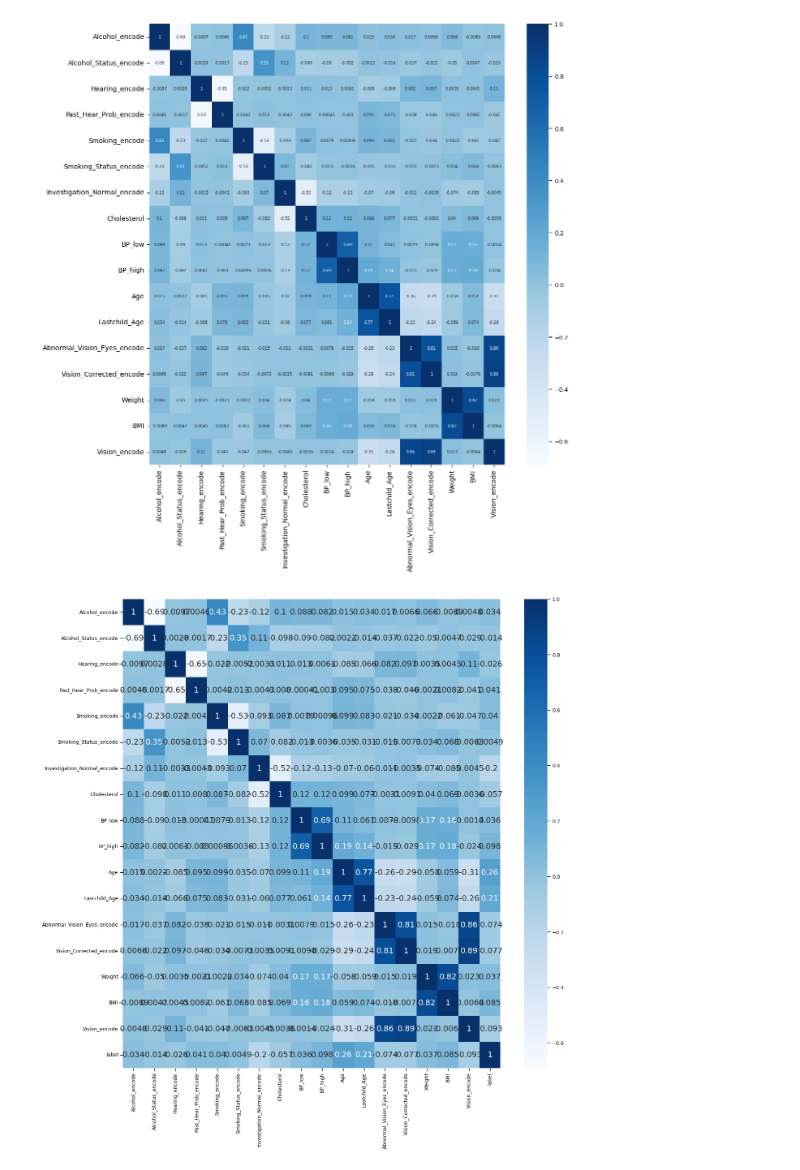
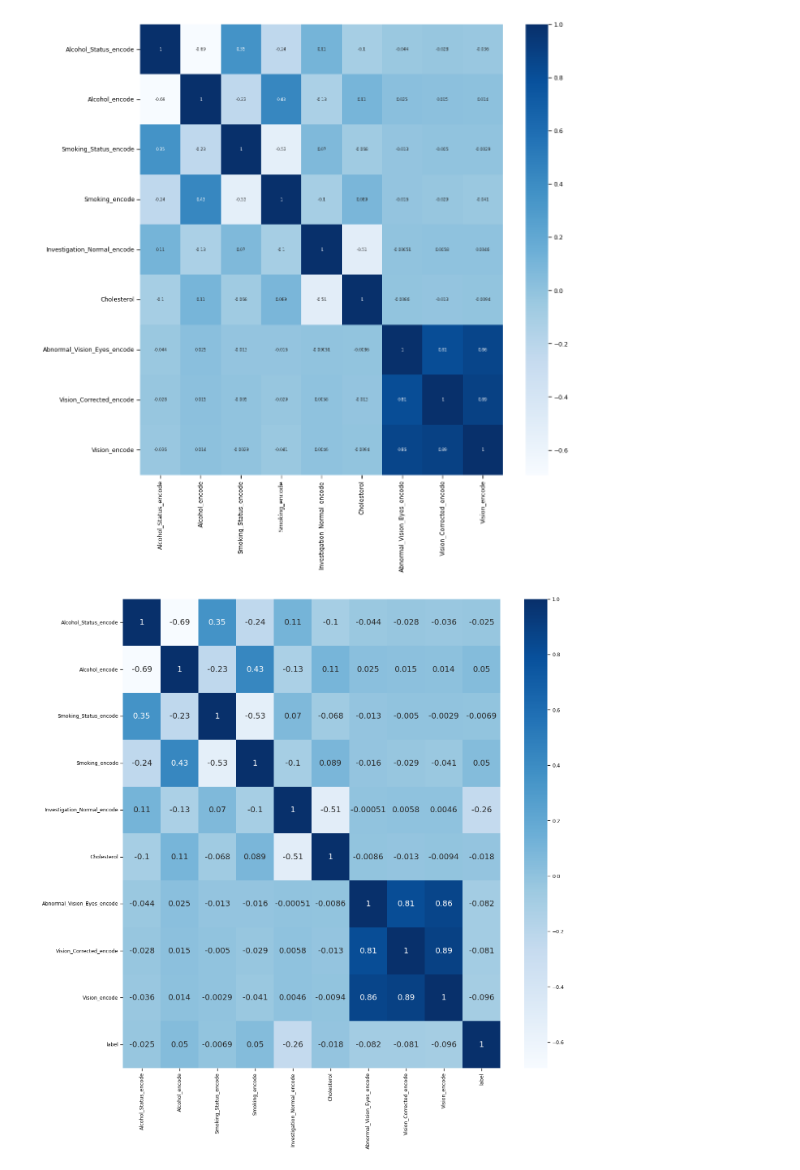
Before and after one commit to VaishnaviMoorthy-SRM/Diabetes_prediction_using_RF, a Jupyter notebook: Diabetes_Detection.ipynb, the cells around one changed output. Cells and saved outputs as stored; diff of their text form; code cells hidden in the pictures.

```diff
--- a/Diabetes_Detection.ipynb
+++ b/Diabetes_Detection.ipynb
@@ -96,6 +96,9 @@ df.shape
 #exclude Summary_of_findings and Advice columns
 df = df.drop(['Summary_Of_Findings', 'Advice'], axis = 1)
 df.shape
+#attribute removal
+df = df.drop(['Male_Child', 'Female_Child', 'Lastchild_Age', 'Height', 'Weight', 'Past_Hear_Prob', 'Abnormal_Hearing_Ears','Sex','Marital_Status','Family_Planning','Past_Asthma','Past_Psychiatry','Past_Resp_Manifest','Past_Accident','Past_Surgery','Family_Asthma','Family_Premature_Death'], axis=1)
+df.shape
 # create a label column
 df['label'] = 0
 # if string contains 'diabete' or 'Diabete', label value = 1
@@ -146,24 +148,0 @@ len(encode_col)
-# %%
-# get the list of object columns
-float_col = list(df.select_dtypes(include=['float64']).columns)
-import matplotlib.pyplot as plt
-import seaborn as sb
-for i in float_col:
- plt.figure(figsize = (5,5))
- sb.boxplot(df[i])
- plt.show()
-float_col
-['Age','Male_Child','Female_Child','Lastchild_Age','Height','Weight','BMI','Pulse_Per_Min','Glucose','Cholesterol','SGPT(ALT)','Creatinine','Triglycerides','BP_high','BP_low']
-# to_check_col = ['Height',
-# 'Weight',
-# 'BMI',
-# 'Pulse_Per_Min','SGPT(ALT)']
-df2 = df
-for i in float_col:
- upper = df[i].mean() + 3*df[i].std()
- lower = df[i].mean() - 3*df[i].std()
- df2 = df2[(df[i]<upper) & (df[i]>lower)]
-df2.shape
-df.shape
-df = df2
-df.shape
@@ -240,36 +201,36 @@ sb.set_context("paper", rc={"font.size":6,"axes.titlesize":10,"axes.labelsize":1
 sb.heatmap(high_corr, cmap="Blues", annot=True)
 col = ['Abnormal_Vision_Eyes', 'Vision_Corrected', 'Vision']
 for i in col:
  print(df['Vision_Corrected'].unique())
 ['Corrected' 'Normal' 'Not Corrected']
 ['Corrected' 'Normal' 'Not Corrected']
 ['Corrected' 'Normal' 'Not Corrected']
 for i in col:
  print(i)
  print(df[i].unique())
 high_corr_col.append('label')
 # get correlation pairs
 high_corr = df[high_corr_col].corr()
 fig, ax = plt.subplots(figsize=(15,15))
 sb.set_context("paper", rc={"font.size":14,"axes.titlesize":14,"axes.labelsize":14})
 sb.heatmap(high_corr, cmap="Blues", annot=True)
 label_corr = high_corr['label']
 label_corr
 # columns to remove due to high correlation to other columns
-to_delete = ['Alcohol_Status_encode', 'Hearing_encode', 'Smoking_Status_encode', 'Investigation_Normal_encode', 'Height', 'Weight', 'Lastchild_Age', 'Vision_Corrected_encode', 'Vision_encode']
+to_delete = ['Alcohol_Status_encode', 'Hearing_encode', 'Smoking_Status_encode', 'Investigation_Normal_encode', 'Vision_Corrected_encode', 'Vision_encode']
 df = df.drop(to_delete, axis = 1)
 # %% [output]
 ['Corrected' 'Normal' 'Not Corrected']
 ['Corrected' 'Normal' 'Not Corrected']
 ['Corrected' 'Normal' 'Not Corrected']
 Abnormal_Vision_Eyes
 ['Both' 'Normal' 'Single']
 Vision_Corrected
 ['Corrected' 'Normal' 'Not Corrected']
 Vision
 ['Abnormal' 'Normal']
-[figure, old version]
+[figure, new version]
-[figure, old version]
+[figure, new version]
 # %%
 # reset index
 df = df.reset_index()
```
Also changed, not shown: parts of 12 cells of this notebook.
